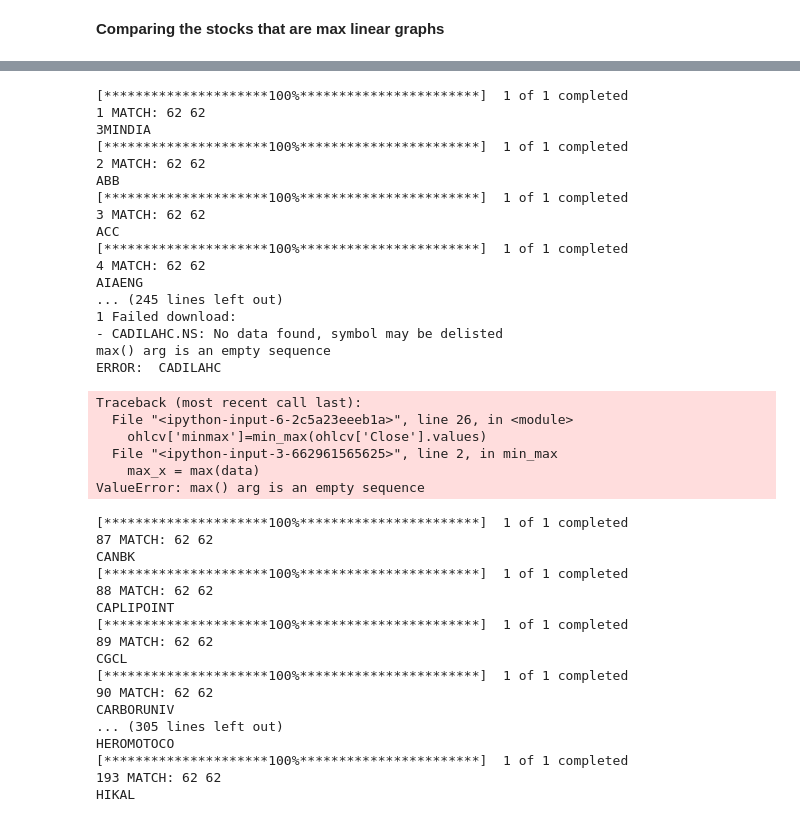
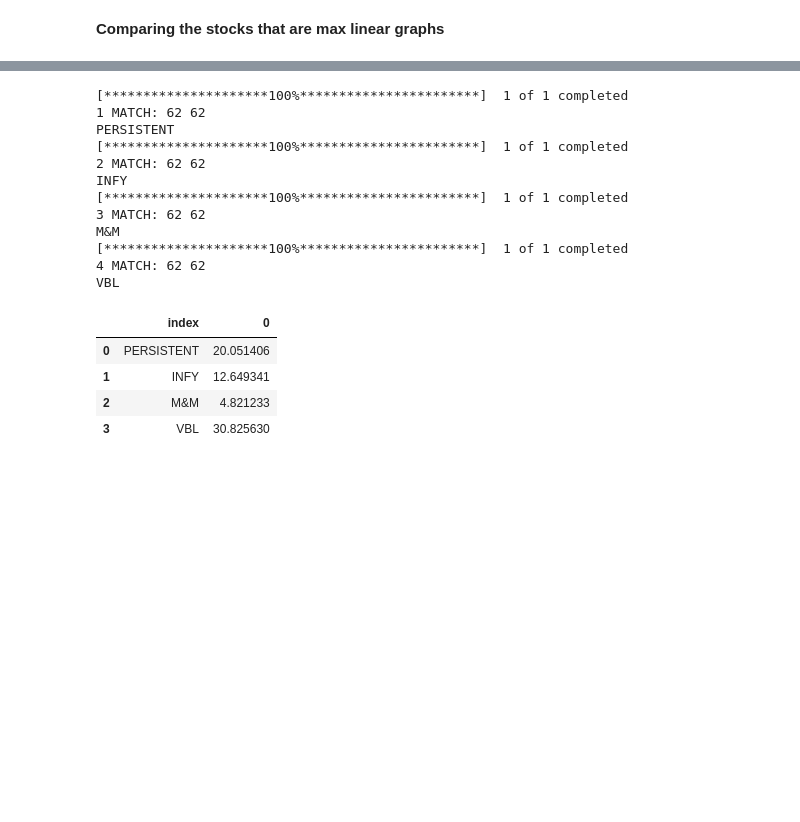
Before and after one commit to bommojuvishu/stocksgraphcomp, a Jupyter notebook: stock_graph_comp.ipynb, the cells around one changed output, grey strips where cells are left out. Saved outputs shown, nothing was run; the diff lists cells and outputs as text; code cells hidden in the pictures; blank space fills up the shorter version.

```diff
--- a/stock_graph_comp.ipynb
+++ b/stock_graph_comp.ipynb
@@ -72,5 +75,5 @@ liststocks = ["3MINDIA","ABB","ACC","AIAENG","APLAPOLLO","AUBANK","AARTIDRUGS","
 # %%
-# liststocks = ['PERSISTENT','INFY','M&M','VBL']
+liststocks = ['PERSISTENT','INFY','M&M','VBL']
 # liststocks = ["DRREDDY","ITC","TECHM","BPCL","ULTRACEMCO","SUNPHARMA","WIPRO","BRITANNIA","INFY","HCLTECH","UPL","NESTLEIND","CIPLA","HDFCBANK","TCS","SBIN","IOC","SHREECEM","ADANIPORTS","INDUSINDBK","NTPC","BAJAJ-AUTO","ICICIBANK","DIVISLAB","HDFCLIFE","POWERGRID","GRASIM","TATASTEEL","RELIANCE","SBILIFE","KOTAKBANK","LT","HDFC","BAJAJFINSV","TATACONSUM","BHARTIARTL","ONGC","EICHERMOT","BAJFINANCE","AXISBANK","HINDALCO","HINDUNILVR","JSWSTEEL","COALINDIA","M&M","TATAMOTORS","HEROMOTOCO","ASIANPAINT","MARUTI","TITAN"]
 tickers={}
 
@@ -86,80 +89,54 @@ for name in liststocks:
         count = count +1
         # periods = ['1mo','3mo','6mo','1y']
         periods = [periodinput]
         percentile = [1,3,6,12]
         i=0
-        rsi = 0
-        abovecloudscore = 0
-        percentilerank = 0
 
-        for per in periods:
-            ohlcv = yf.download(name +'.NS',datetime_object -dt.timedelta(per),datetime_object)
 
-            ohlcv['minmax']=min_max(ohlcv['Close'].values)
-            print(count,"MATCH:",len(ohlcv), len(createList(ohlcv)))
-            ohlcv['expected'] = createList(ohlcv)
-            # ohlcv['result'] = ohlcv.apply(lambda x: (x['expected'] - x['minmax']) if x['expected'] > x['minmax']  else 0 , axis=1)
-            ohlcv['result'] = ohlcv.apply(lambda x: (x['expected'] - x['minmax']) , axis=1)
-            ohlcv['result'] = ohlcv['result'].abs()
-            # plotgraph(ohlcv)
-            # sumofpos = ohlcv[ohlcv['result']>0].sum()
-            # finalresult.append(sumofpos)
-            print(name )
-            finalresult.append(sum(ohlcv['result']))
+        ohlcv = yf.download(name +'.NS',datetime_object -dt.timedelta(periodinput),datetime_object)
+
+        ohlcv['minmax']=min_max(ohlcv['Close'].values)
+        print(count,"MATCH:",len(ohlcv), len(createList(ohlcv)))
+        ohlcv['expected'] = createList(ohlcv)
+        # ohlcv['result'] = ohlcv.apply(lambda x: (x['expected'] - x['minmax']) if x['expected'] > x['minmax']  else 0 , axis=1)
+        ohlcv['result'] = ohlcv.apply(lambda x: (x['expected'] - x['minmax']) , axis=1)
+        ohlcv['result'] = ohlcv['result'].abs()
+        # plotgraph(ohlcv)
+        # sumofpos = ohlcv[ohlcv['result']>0].sum()
+        # finalresult.append(sumofpos)
+        print(name )
+        finalresult.append(sum(ohlcv['result']))
 
 
         tickers[name] = finalresult
 
     except Exception as ex:
         print(ex)#raised if `y` is empty.
         print("ERROR: ", name)
         liststocks.remove(name)
         traceback.print_exc()
 
 
 df=pd.DataFrame.from_dict(tickers,orient='index')
 df = df.reset_index()
 df
 # %% [output]
 [*********************100%***********************]  1 of 1 completed
 1 MATCH: 62 62
-3MINDIA
+PERSISTENT
 [*********************100%***********************]  1 of 1 completed
 2 MATCH: 62 62
-ABB
+INFY
 [*********************100%***********************]  1 of 1 completed
 3 MATCH: 62 62
-ACC
+M&M
 [*********************100%***********************]  1 of 1 completed
 4 MATCH: 62 62
-AIAENG
-... (245 lines left out)
-1 Failed download:
-- CADILAHC.NS: No data found, symbol may be delisted
-max() arg is an empty sequence
-ERROR:  CADILAHC
+VBL
-Traceback (most recent call last):
-  File "<ipython-input-6-2c5a23eeeb1a>", line 26, in <module>
-    ohlcv['minmax']=min_max(ohlcv['Close'].values)
-  File "<ipython-input-3-662961565625>", line 2, in min_max
-    max_x = max(data)
-ValueError: max() arg is an empty sequence
-[*********************100%***********************]  1 of 1 completed
-87 MATCH: 62 62
-CANBK
-[*********************100%***********************]  1 of 1 completed
-88 MATCH: 62 62
-CAPLIPOINT
-[*********************100%***********************]  1 of 1 completed
-89 MATCH: 62 62
-CGCL
-[*********************100%***********************]  1 of 1 completed
-90 MATCH: 62 62
-CARBORUNIV
-... (305 lines left out)
-HEROMOTOCO
-[*********************100%***********************]  1 of 1 completed
-193 MATCH: 62 62
-HIKAL
+|  | index | 0 |
+| 0 | PERSISTENT | 20.051406 |
+| 1 | INFY | 12.649341 |
+| 2 | M&M | 4.821233 |
+| 3 | VBL | 30.825630 |
 # %%
 df.sort_values(by=[0])
```
Also changed, not shown: parts of 5 cells of this notebook.
